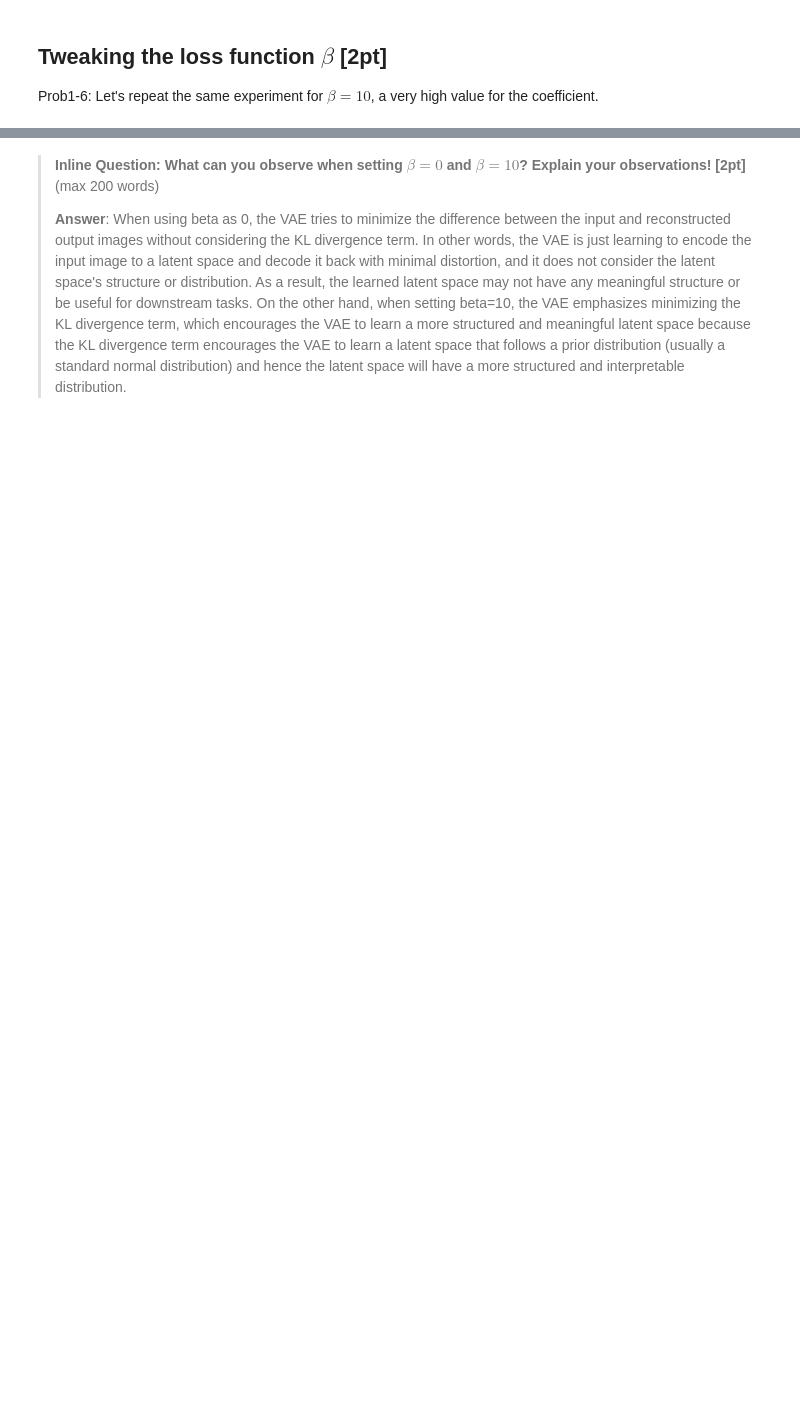
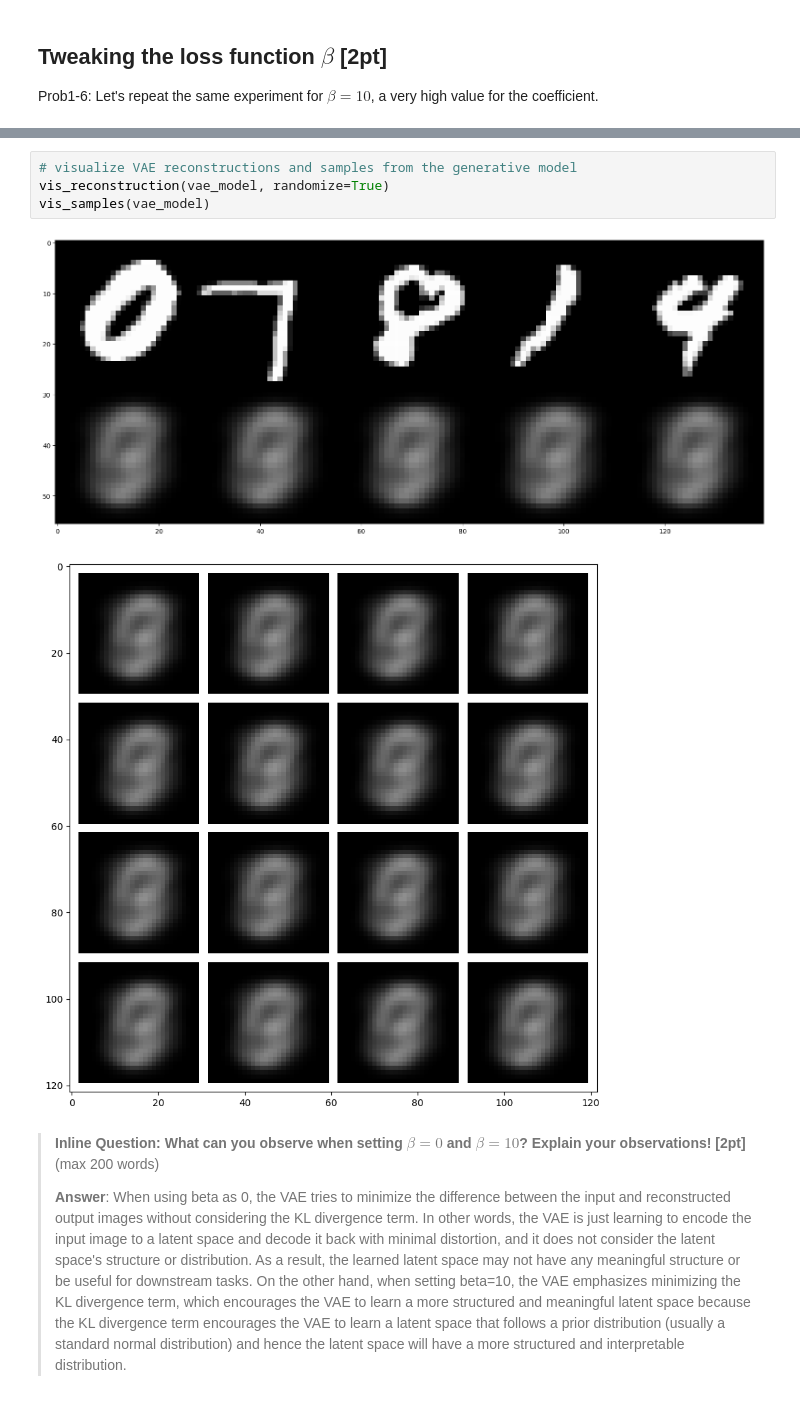
Before and after one commit to prateekchhikara/deep-learning-assignment2, a Jupyter notebook: Problem1_VAE_v0.ipynb, the cells around one changed output, grey strips where cells are left out. Drawn from its saved outputs; the diff is of its cells as text; blank space fills up the shorter version.

```diff
--- a/Problem1_VAE_v0.ipynb
+++ b/Problem1_VAE_v0.ipynb
@@ -672,3 +678,10 @@ Done!
+# %%
+# visualize VAE reconstructions and samples from the generative model
+vis_reconstruction(vae_model, randomize=True)
+vis_samples(vae_model)
+# %% [output]
+[figure, added]
+[figure, added]
 # %% [markdown]
 >**Inline Question: What can you observe when setting $\beta = 0$ and $\beta = 10$? Explain your observations! [2pt]**
 >(max 200 words)
```
Also changed, not shown: parts of 16 cells of this notebook, 2 other files.
